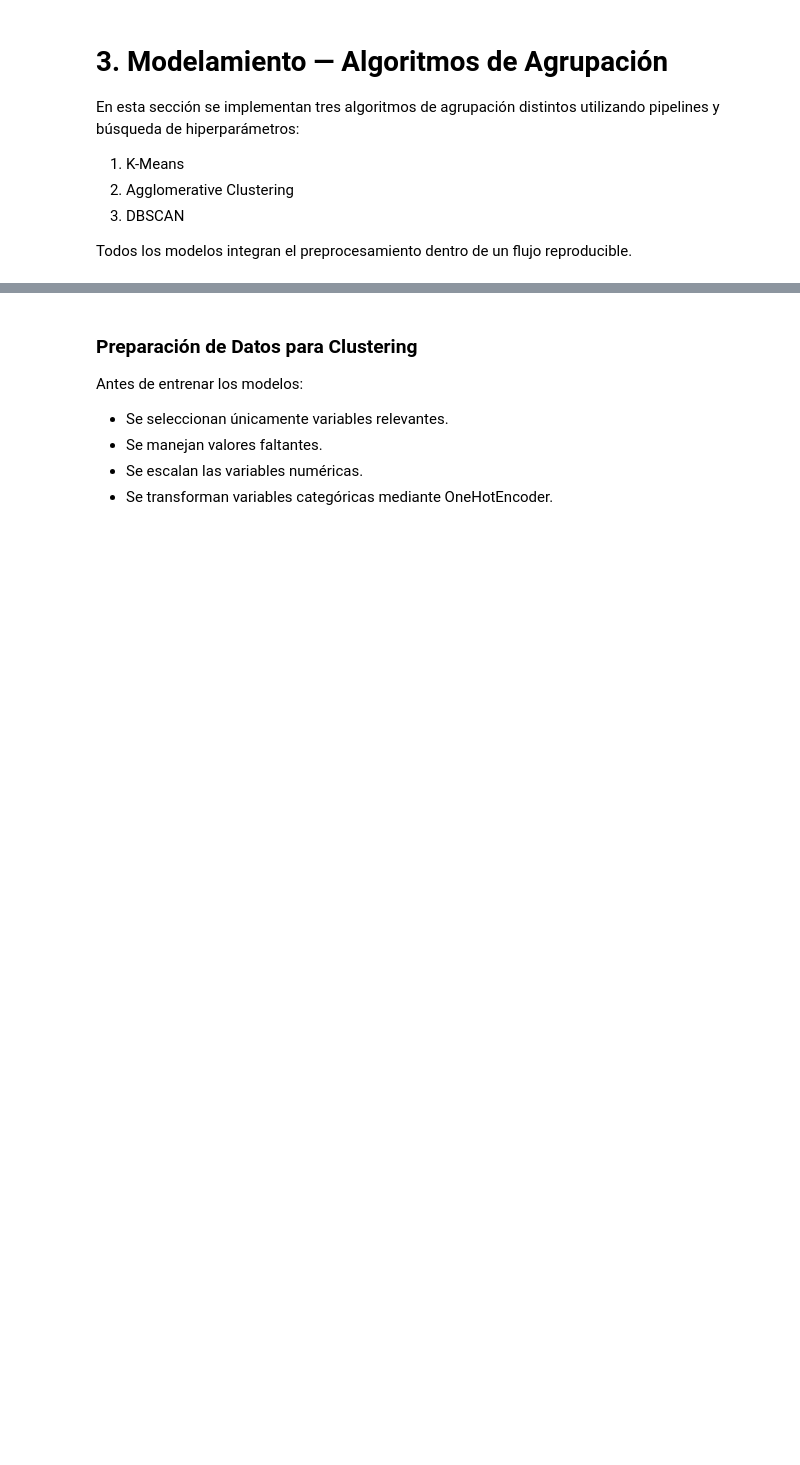
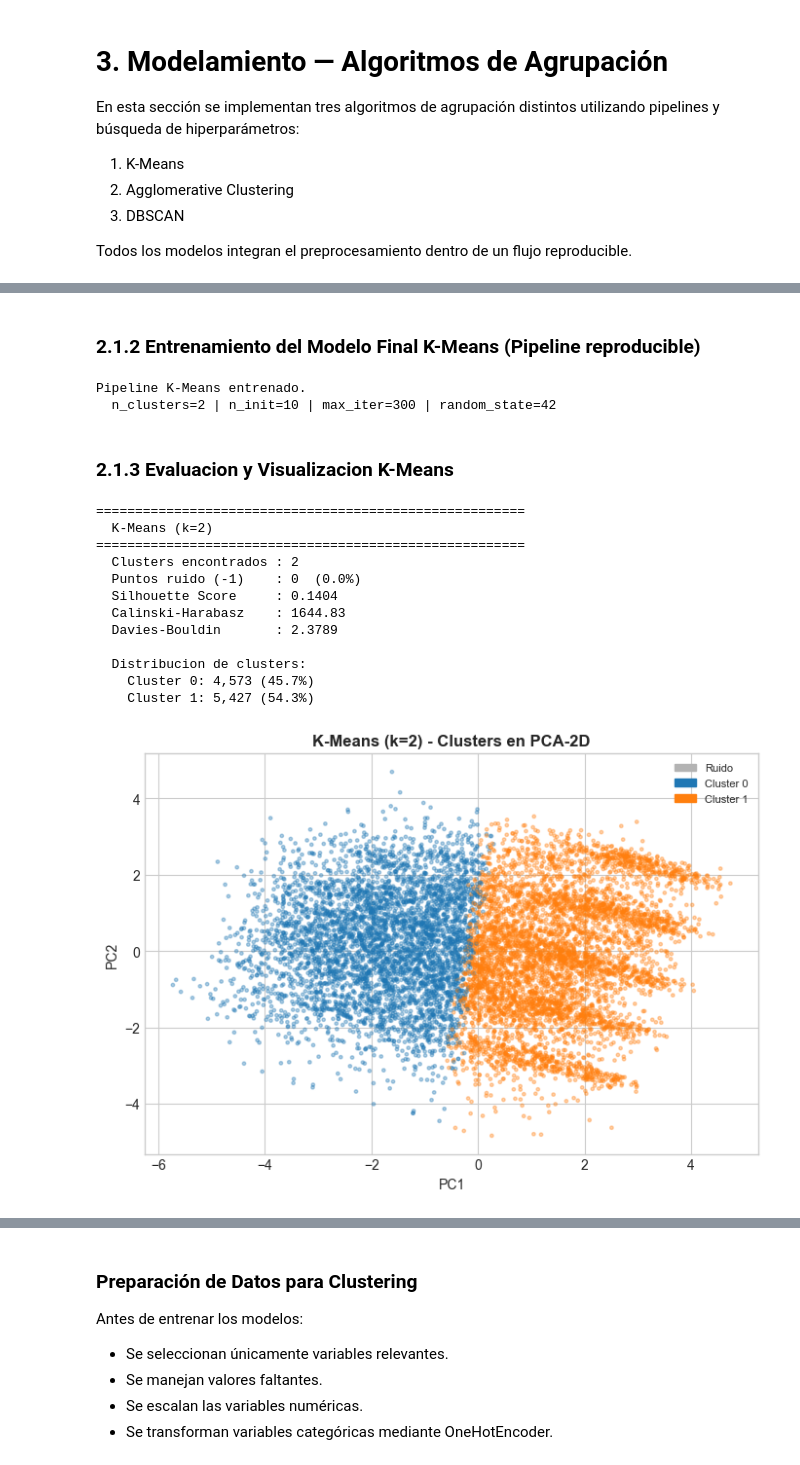
Before and after one commit to aspd-2501/Lab4-AM, a Jupyter notebook: Lab4.ipynb, the cells around one changed output, grey strips where cells are left out. Drawn from its saved outputs; the diff is of its cells as text; code cells hidden in the pictures; blank space fills up the shorter version.

Commit message:
modelos

```diff
--- a/Lab4.ipynb
+++ b/Lab4.ipynb
@@ -499,0 +729,37 @@ Todos los modelos integran el preprocesamiento dentro de un flujo reproducible.
+# %% [markdown]
+### 2.1.2 Entrenamiento del Modelo Final K-Means (Pipeline reproducible)
+# %%
+pipeline_kmeans = Pipeline([
+    ('preprocessor', preprocessor),
+    ('kmeans', KMeans(n_clusters=best_k, random_state=RANDOM_STATE, n_init=10, max_iter=300))
+])
+pipeline_kmeans.fit(X_raw)
+kmeans_labels = pipeline_kmeans.named_steps['kmeans'].labels_
+
+print(f"Pipeline K-Means entrenado.")
+print(f"  n_clusters={best_k} | n_init=10 | max_iter=300 | random_state={RANDOM_STATE}")
+# %% [output]
+Pipeline K-Means entrenado.
+  n_clusters=2 | n_init=10 | max_iter=300 | random_state=42
+# %% [markdown]
+### 2.1.3 Evaluacion y Visualizacion K-Means
+# %%
+res_kmeans = evaluar_modelo(
+    f'K-Means (k={best_k})', kmeans_labels, X_prep, X_pca2,
+    satisfaction_ref if 'satisfaction_ref' in vars() else None
+)
+resultados['K-Means'] = res_kmeans
+# %% [output]
+=======================================================
+  K-Means (k=2)
+=======================================================
+  Clusters encontrados : 2
+  Puntos ruido (-1)    : 0  (0.0%)
+  Silhouette Score     : 0.1404
+  Calinski-Harabasz    : 1644.83
+  Davies-Bouldin       : 2.3789
+
+  Distribucion de clusters:
+    Cluster 0: 4,573 (45.7%)
+    Cluster 1: 5,427 (54.3%)
+[figure, added]
```
Also changed, not shown: parts of 79 cells of this notebook.
